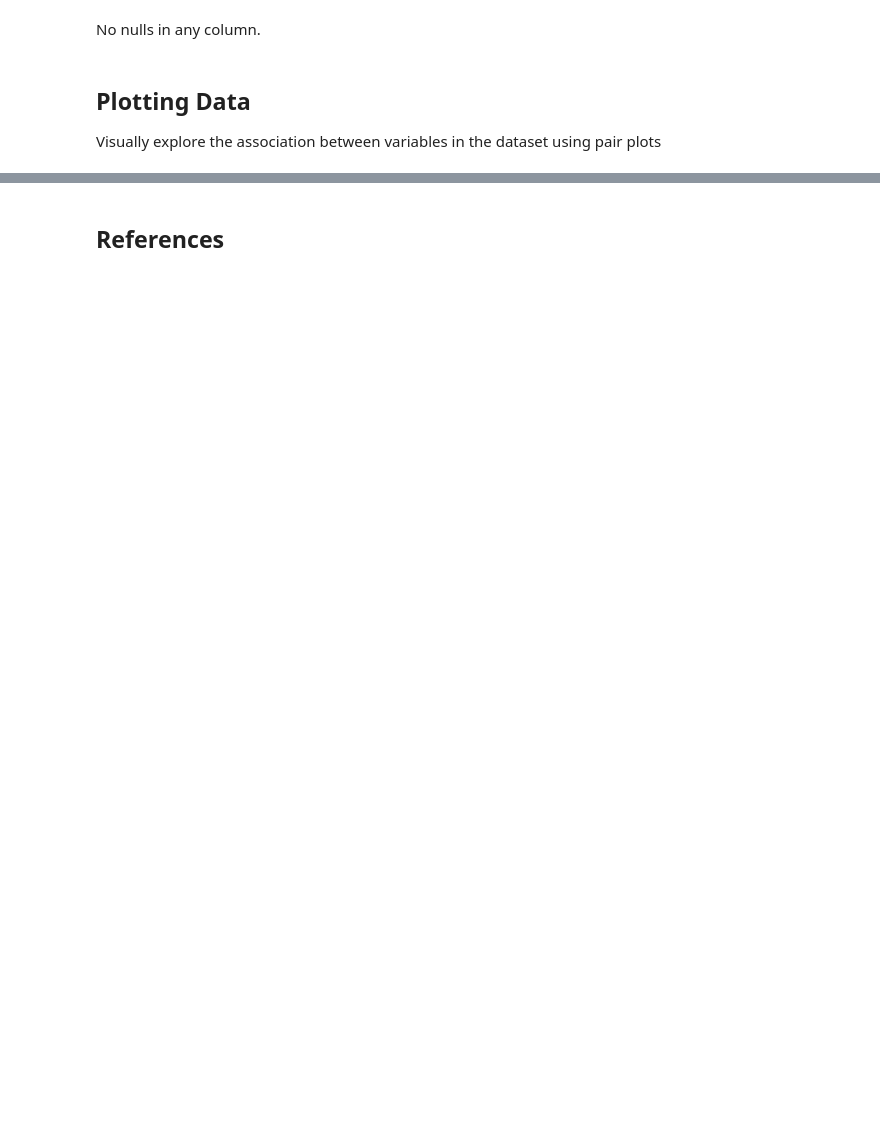
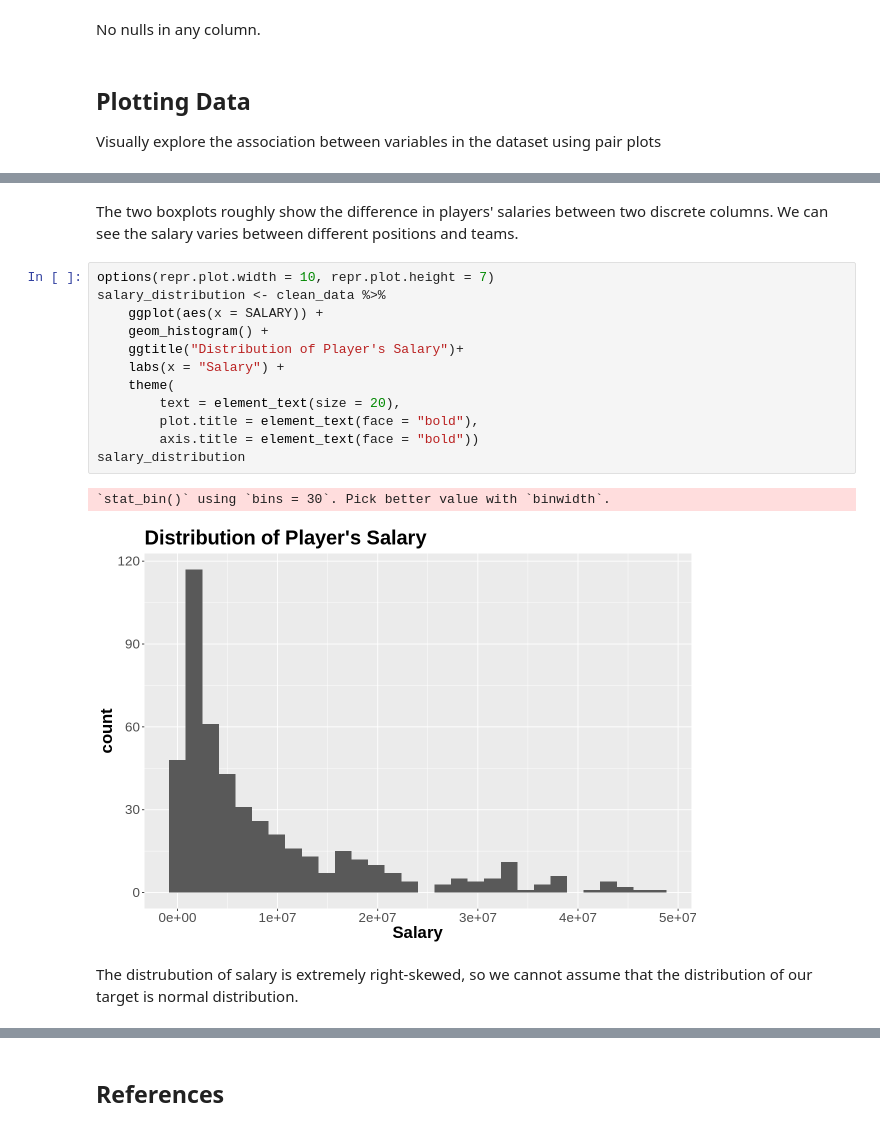
Before and after one commit to RaymondZhang20/STAT301, a Jupyter notebook: Proposal.ipynb, the cells around one changed output, grey strips where cells are left out. Saved outputs shown, nothing was run; the diff lists cells and outputs as text; blank space fills up the shorter version.

```diff
--- a/Proposal.ipynb
+++ b/Proposal.ipynb
@@ -222,2 +276,21 @@ multicollinearity problem, we will attempt to resolve this further in our analys
+# %% [markdown]
+The two boxplots roughly show the difference in players' salaries between two discrete columns. We can see the salary varies between different positions and teams.
+# %%
+options(repr.plot.width = 10, repr.plot.height = 7)
+salary_distribution <- clean_data %>%
+    ggplot(aes(x = SALARY)) +
+    geom_histogram() +
+    ggtitle("Distribution of Player's Salary")+
+    labs(x = "Salary") +
+    theme(
+        text = element_text(size = 20),
+        plot.title = element_text(face = "bold"),
+        axis.title = element_text(face = "bold"))
+salary_distribution
+# %% [output]
+`stat_bin()` using `bins = 30`. Pick better value with `binwidth`.
+[figure, added]
+# %% [markdown]
+The distrubution of salary is extremely right-skewed, so we cannot assume that the distribution of our target is normal distribution.
 # %% [markdown]
 ## Methods: Plan
```
Also changed, not shown: parts of 15 cells of this notebook.
